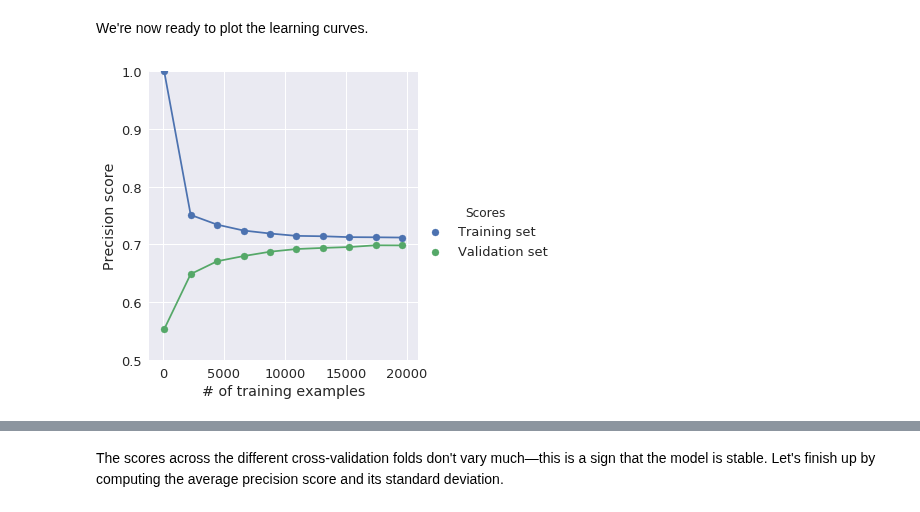
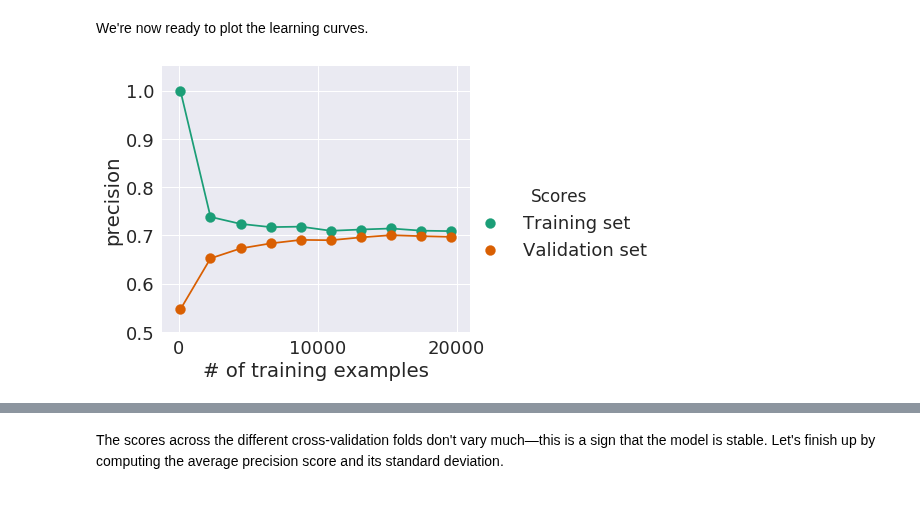
Before and after one commit to redwanhuq/campaign-critic, a Jupyter notebook: prototyping/prototyping-machine_learning.ipynb, the cells around one changed output, grey strips where cells are left out. Cells and saved outputs as stored; diff of their text form; code cells hidden in the pictures.

Commit message:
added SGD and randomized grid search

```diff
--- a/prototyping/prototyping-machine_learning.ipynb
+++ b/prototyping/prototyping-machine_learning.ipynb
@@ -315,0 +318,4 @@ As a starting point, we'll only train a model on the meta features. Out of curio
+# %%
+# Set the recommended number of iterations for SGD
+SGD_iterations = np.ceil(10 ** 6 / len(X_std))
+SGD_iterations
@@ -435,9 +463,14 @@ Because the model is performing relatively well even prior to applying regulariz
 # Select 10 different sizes of the complete dataset
 sample_space = np.linspace(100, len(X_std) * 0.8, 10, dtype='int')
 
-# Compute learning curves prior to regularization
+# Compute learning curves
 train_sizes, train_scores, valid_scores = learning_curve(
-    estimator=LogisticRegression(C=1e10),
+    estimator=SGDClassifier(
+        loss='log',
+        penalty='elasticnet',
+        max_iter=SGD_iterations,
+        random_state=41
+    ),
     X=X_full,
     y=y_enc,
     train_sizes=sample_space,
@@ -462,21 +495,31 @@ def make_tidy(sample_space, train_scores, valid_scores):
         id_vars='# of training examples',
         value_vars=['Training set', 'Validation set'],
         var_name='Scores',
-        value_name='Precision score'
+        value_name='precision'
     )
 # %% [markdown]
 We're now ready to plot the learning curves.
 # %%
+# Change the font scale
+sns.set(font_scale=1.8)
+
 # Initialize a FacetGrid object using the table of scores and facet on
 # the score from the different sets
 fig = sns.FacetGrid(
-    make_tidy(sample_space, train_scores, valid_scores), hue='Scores', size=5
+    make_tidy(sample_space, train_scores, valid_scores),
+    hue='Scores',
+    size=5,
+    palette='Dark2',
+    aspect=1.2
 )
 
 # Plot the learning curves, add a legend, and rescale y-axis
-fig.map(plt.scatter, '# of training examples', 'Precision score')
-fig.map(plt.plot, '# of training examples', 'Precision score') \
-    .add_legend() \
-    .set(ylim=(0.5, 1));
+fig.map(plt.scatter, '# of training examples', 'precision', s=100)
+fig.map(plt.plot, '# of training examples', 'precision') \
+    .set(ylim=(0.5, 1.05), xticks=(0, 10000, 20000)) \
+    .add_legend();
+
+# Save the figure
+#fig.savefig('learning_curves.png', dpi=300, bbox_inches='tight');
 # %% [output]
-[figure, old version]
+[figure, new version]
```
Also changed, not shown: parts of 37 cells of this notebook, 1 other file.
